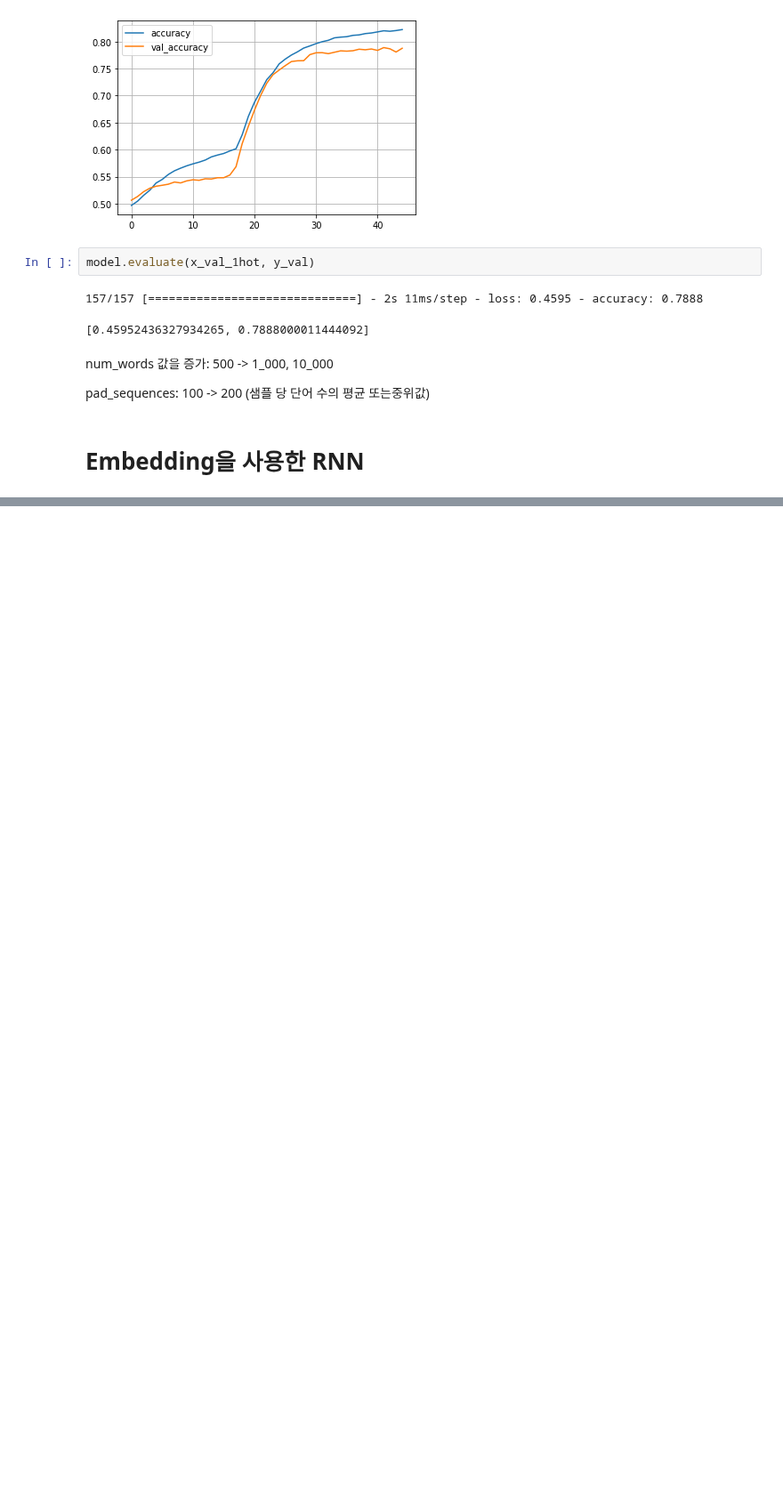
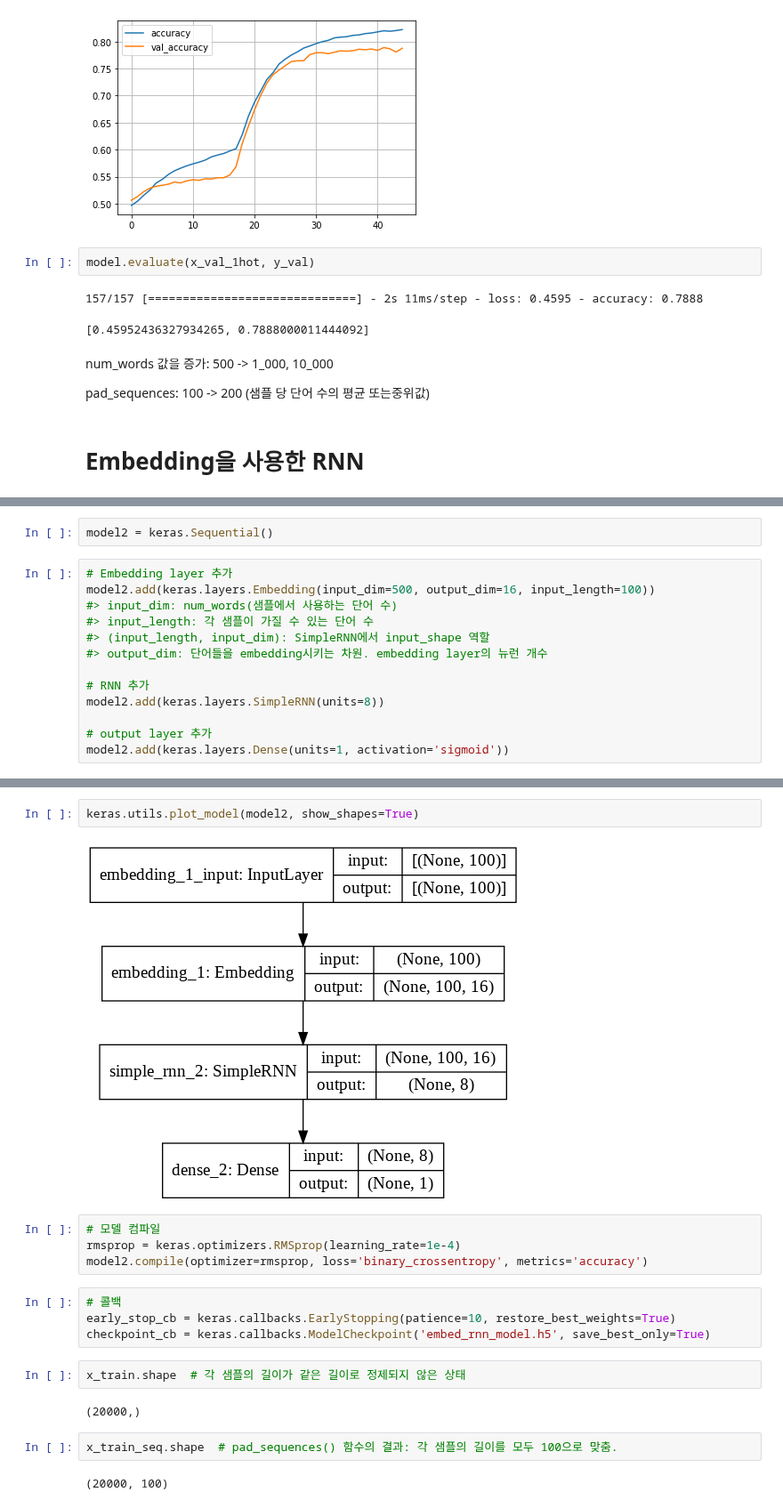
Before and after one commit to JakeOh/202011_itw_bd21, a Jupyter notebook: lab_ml/ml20_rnn.ipynb, the cells around one changed output, grey strips where cells are left out. Shown at 89% size. Drawn from its saved outputs; the diff is of its cells as text; blank space fills up the shorter version.

```diff
--- a/lab_ml/ml20_rnn.ipynb
+++ b/lab_ml/ml20_rnn.ipynb
@@ -560,0 +557,15 @@ pad_sequences: 100 -> 200 (샘플 당 단어 수의 평균 또는중위값)
+# %%
+model2 = keras.Sequential()
+# %%
+# Embedding layer 추가
+model2.add(keras.layers.Embedding(input_dim=500, output_dim=16, input_length=100))
+#> input_dim: num_words(샘플에서 사용하는 단어 수)
+#> input_length: 각 샘플이 가질 수 있는 단어 수
+#> (input_length, input_dim): SimpleRNN에서 input_shape 역할
+#> output_dim: 단어들을 embedding시키는 차원. embedding layer의 뉴런 개수
+
+# RNN 추가
+model2.add(keras.layers.SimpleRNN(units=8))
+
+# output layer 추가
+model2.add(keras.layers.Dense(units=1, activation='sigmoid'))
@@ -560,0 +589,20 @@ pad_sequences: 100 -> 200 (샘플 당 단어 수의 평균 또는중위값)
+# %%
+keras.utils.plot_model(model2, show_shapes=True)
+# %% [output]
+[figure, added]
+# %%
+# 모델 컴파일
+rmsprop = keras.optimizers.RMSprop(learning_rate=1e-4)
+model2.compile(optimizer=rmsprop, loss='binary_crossentropy', metrics='accuracy')
+# %%
+# 콜백
+early_stop_cb = keras.callbacks.EarlyStopping(patience=10, restore_best_weights=True)
+checkpoint_cb = keras.callbacks.ModelCheckpoint('embed_rnn_model.h5', save_best_only=True)
+# %%
+x_train.shape  # 각 샘플의 길이가 같은 길이로 정제되지 않은 상태
+# %% [output]
+(20000,)
+# %%
+x_train_seq.shape  # pad_sequences() 함수의 결과: 각 샘플의 길이를 모두 100으로 맞춤.
+# %% [output]
+(20000, 100)
```
Also changed, not shown: parts of 20 cells of this notebook.
